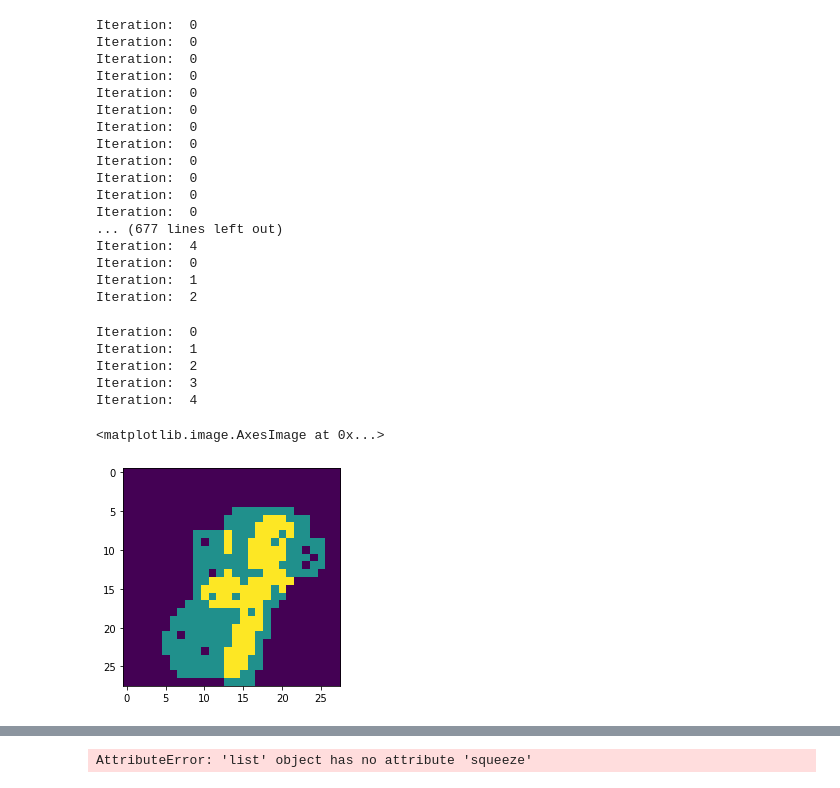
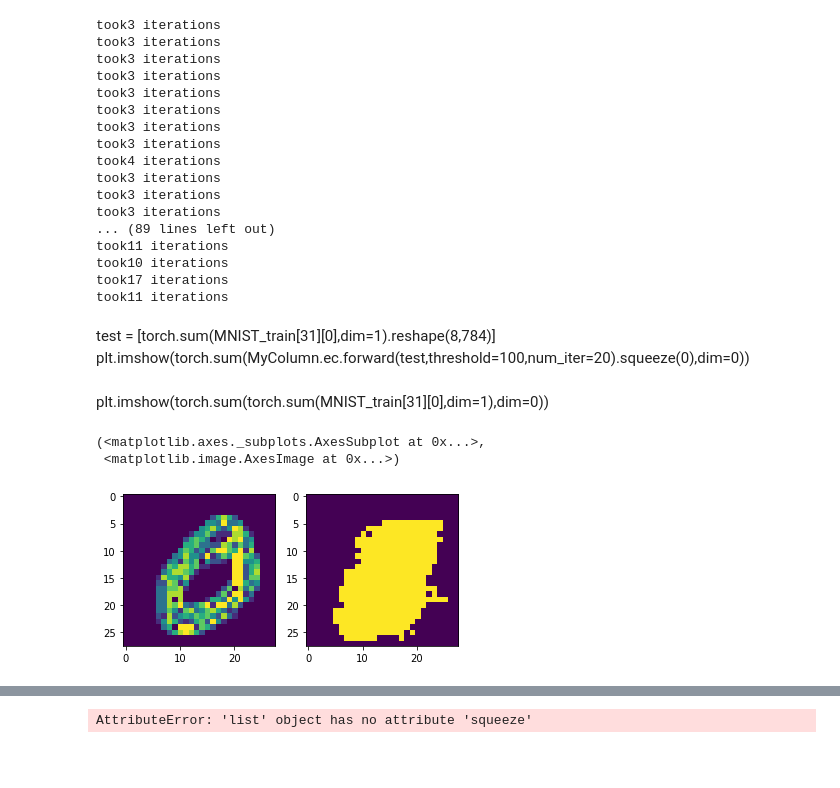
Before and after one commit to neilashm/SpykeTorch, a Jupyter notebook: lab1/SpikingHopfieldNet.ipynb, the cells around one changed output, grey strips where cells are left out. Drawn from its saved outputs; the diff is of its cells as text; code cells hidden in the pictures; blank space fills up the shorter version.

```diff
--- a/lab1/SpikingHopfieldNet.ipynb
+++ b/lab1/SpikingHopfieldNet.ipynb
@@ -103,38 +121,48 @@ init_weights = MyColumn.ec.W.clone()
 # %%
-out=[]
-weights=[]
-for i in range(100):
-    pattern=[torch.sum(MNIST_train[26][0],dim=1).reshape(8,784).clone(),torch.sum(MNIST_train[31][0],dim=1).reshape(8,784).clone()]
+outSTDP=[]
+out = []
+for i in range(0,10):
+    testPattern = []
+    testPattern.append(torch.sum(MNIST_train[i][0],dim=1).reshape(8,784).clone())
     #torch.tensor([0]*784).type(torch.FloatTensor)#torch.tensor([2,6,3,1,7,4,5,2,7,7,7,7,3,7,5,5]).type(torch.FloatTensor)#(torch.tensor([0,1,2,3,4,5,6,7]*2).type(torch.FloatTensor))#torch.sum(torch.sum(MNIST_train[1][0],dim=0),dim=0).reshape(784)-4)/4
-    out.append(MyColumn.ec.forward(pattern,threshold=100,num_iter=20).clone())
-    weights.append(MyColumn.ec.W.clone())
+    out.append(noSTDPcolumn.ec.forward(testPattern,threshold=100,num_iter=20, noSTDP=True).clone())
+    #weights.append(MyColumn.ec.W.clone())
+for j in range(0,20):
+    array = []
+    for i in range(0,10):
+        testPattern = []
+        testPattern.append(torch.sum(MNIST_train[i][0],dim=1).reshape(8,784).clone())
+        array.append(MyColumn.ec.forward(testPattern,threshold=100,num_iter=20).clone())
+    outSTDP.append(array)
 # %% [output]
-Iteration:  0
-Iteration:  0
-Iteration:  0
-Iteration:  0
-Iteration:  0
-Iteration:  0
-Iteration:  0
-Iteration:  0
-Iteration:  0
-Iteration:  0
-Iteration:  0
-Iteration:  0
-... (677 lines left out)
-Iteration:  4
-Iteration:  0
-Iteration:  1
-Iteration:  2
+took3 iterations
+took3 iterations
+took3 iterations
+took3 iterations
+took3 iterations
+took3 iterations
+took3 iterations
+took3 iterations
+took4 iterations
+took3 iterations
+took3 iterations
+took3 iterations
+... (89 lines left out)
+took11 iterations
+took10 iterations
+took17 iterations
+took11 iterations
-# %%
-test = [torch.sum(MNIST_train[18][0],dim=1).reshape(8,784)]
-plt.imshow(torch.sum(MyColumn.ec.forward(test,threshold=100,num_iter=20).squeeze(0),dim=0))
-# %% [output]
-Iteration:  0
-Iteration:  1
-Iteration:  2
-Iteration:  3
-Iteration:  4
-<matplotlib.image.AxesImage at 0x...>
-[figure, removed]
+# %% [markdown]
+test = [torch.sum(MNIST_train[31][0],dim=1).reshape(8,784)]
+plt.imshow(torch.sum(MyColumn.ec.forward(test,threshold=100,num_iter=20).squeeze(0),dim=0))
+# %% [markdown]
+plt.imshow(torch.sum(torch.sum(MNIST_train[31][0],dim=1),dim=0))
+# %%
+
+plt.subplot(1,2,1), plt.imshow(train_pattern[1])
+plt.subplot(1,2,2), plt.imshow(torch.sum(out[1].squeeze(0),dim=0))
+# %% [output]
+(<matplotlib.axes._subplots.AxesSubplot at 0x...>,
+ <matplotlib.image.AxesImage at 0x...>)
+[figure, added]
 # %%
```
Also changed, not shown: parts of 15 cells of this notebook, 1 other file.
